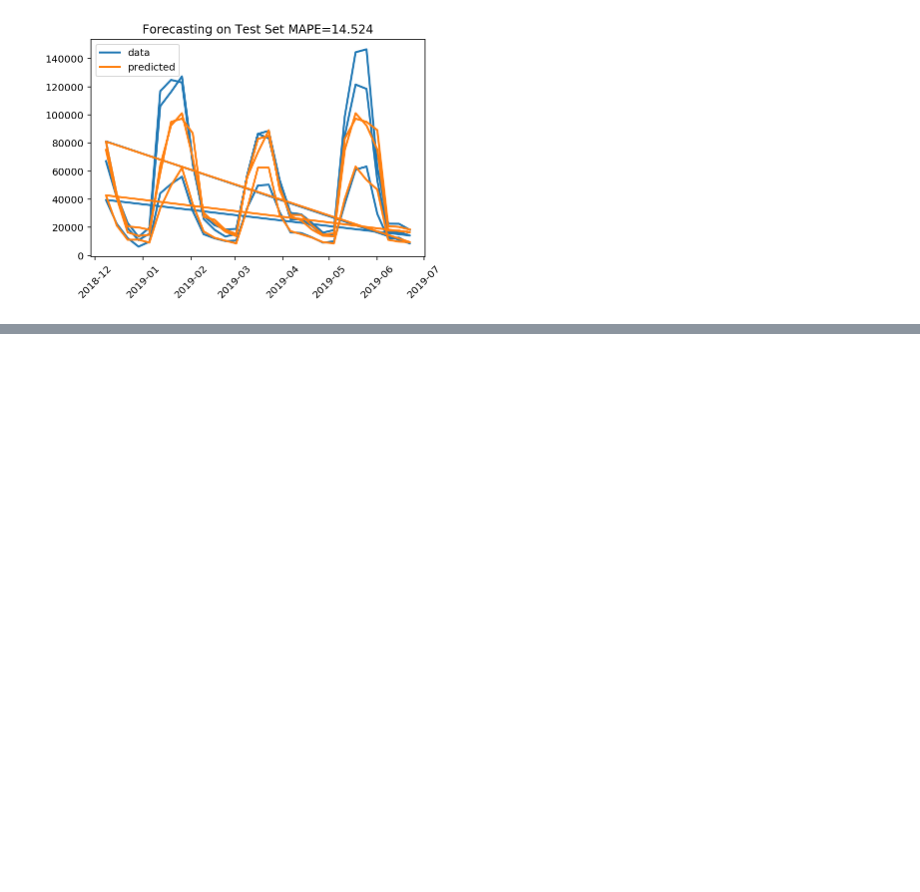
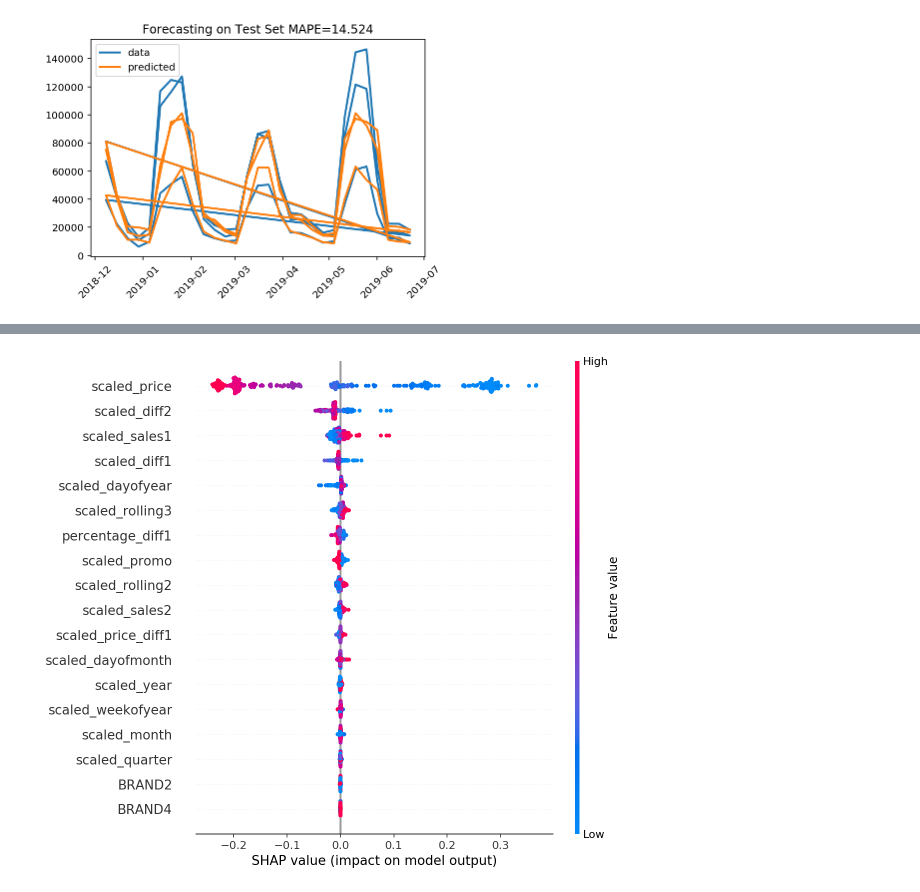
Before and after one commit to LucaCellamare/BIP-Project-sales-forecasting, a Jupyter notebook: Stacking_functions.ipynb, the cells around one changed output, grey strips where cells are left out. Saved outputs shown, nothing was run; the diff lists cells and outputs as text; code cells hidden in the pictures; blank space fills up the shorter version.

```diff
--- a/Stacking_functions.ipynb
+++ b/Stacking_functions.ipynb
@@ -239,0 +250,4 @@ mape,results = plot_scaled_results(res, y_test, rescale_df)
+# %%
+shap.summary_plot(shap_values, X_train[features_for_model["forest"]])
+# %% [output]
+[figure, added]
```
Also changed, not shown: parts of 5 cells of this notebook.
